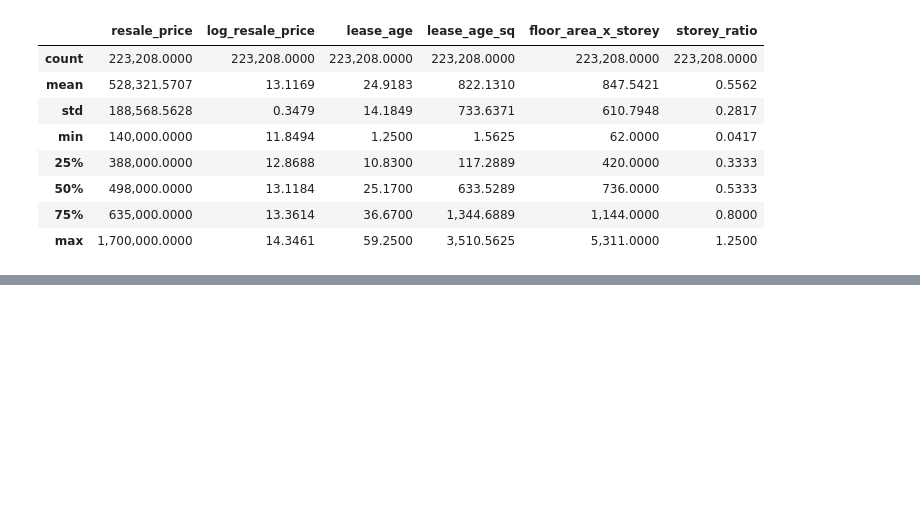
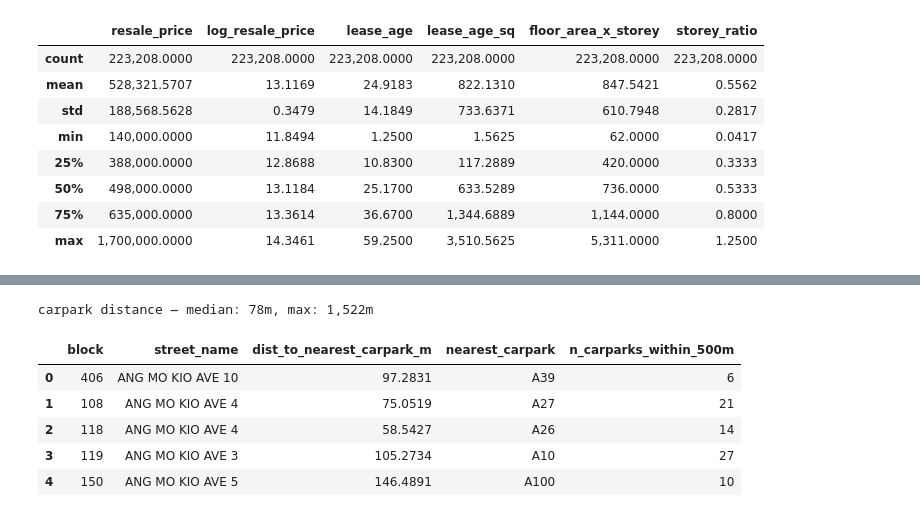
Before and after one commit to hamy-nguyen/hdb-price-estimator, a Jupyter notebook: notebooks/feature_engineering_resale_flat_price.ipynb, the cells around one changed output, grey strips where cells are left out. Cells and saved outputs as stored; diff of their text form; code cells hidden in the pictures; blank space fills up the shorter version.

```diff
--- a/notebooks/feature_engineering_resale_flat_price.ipynb
+++ b/notebooks/feature_engineering_resale_flat_price.ipynb
@@ -423,0 +463,43 @@ Transformed features sample:
+# %%
+# Prepare HDB Carpark coordinates
+carpark_coords = carpark[["latitude", "longitude"]].dropna()
+carpark_rad = np.radians(carpark_coords[["latitude", "longitude"]].to_numpy())
+carpark_tree = BallTree(carpark_rad, metric="haversine")
+
+# Compute distance for each unique (block, street) to avoid redundant queries
+block_coords = (
+    df[["block_key", "street_key", "lat", "lng"]]
+    .dropna(subset=["lat", "lng"])
+    .drop_duplicates(subset=["block_key", "street_key"])
+)
+block_rad = np.radians(block_coords[["lat", "lng"]].to_numpy())
+
+dist_rad, idx = carpark_tree.query(block_rad, k=1)
+block_coords = block_coords.copy()
+block_coords["dist_to_nearest_carpark_m"] = np.asarray(dist_rad).ravel() * R_EARTH_M
+block_coords["nearest_carpark"] = carpark["car_park_no"].iloc[np.asarray(idx).ravel()].values
+
+# Count within 500m
+carpark_radius_rad = 500 / R_EARTH_M
+carpark_counts = carpark_tree.query_radius(block_rad, r=carpark_radius_rad, count_only=True)
+block_coords["n_carparks_within_500m"] = np.asarray(carpark_counts)
+
+# Merge back to full df
+df = df.merge(
+    block_coords[["block_key", "street_key", "dist_to_nearest_carpark_m", "nearest_carpark", "n_carparks_within_500m"]],
+    on=["block_key", "street_key"],
+    how="left",
+)
+
+print(f"carpark distance — median: {df['dist_to_nearest_carpark_m'].median():,.0f}m, "
+      f"max: {df['dist_to_nearest_carpark_m'].max():,.0f}m")
+
+df[["block", "street_name", "dist_to_nearest_carpark_m", "nearest_carpark", "n_carparks_within_500m"]].head()
+# %% [output]
+carpark distance — median: 78m, max: 1,522m
+|  | block | street_name | dist_to_nearest_carpark_m | nearest_carpark | n_carparks_within_500m |
+| 0 | 406 | ANG MO KIO AVE 10 | 97.2831 | A39 | 6 |
+| 1 | 108 | ANG MO KIO AVE 4 | 75.0519 | A27 | 21 |
+| 2 | 118 | ANG MO KIO AVE 4 | 58.5427 | A26 | 14 |
+| 3 | 119 | ANG MO KIO AVE 3 | 105.2734 | A10 | 27 |
+| 4 | 150 | ANG MO KIO AVE 5 | 146.4891 | A100 | 10 |
```
Also changed, not shown: parts of 12 cells of this notebook.
